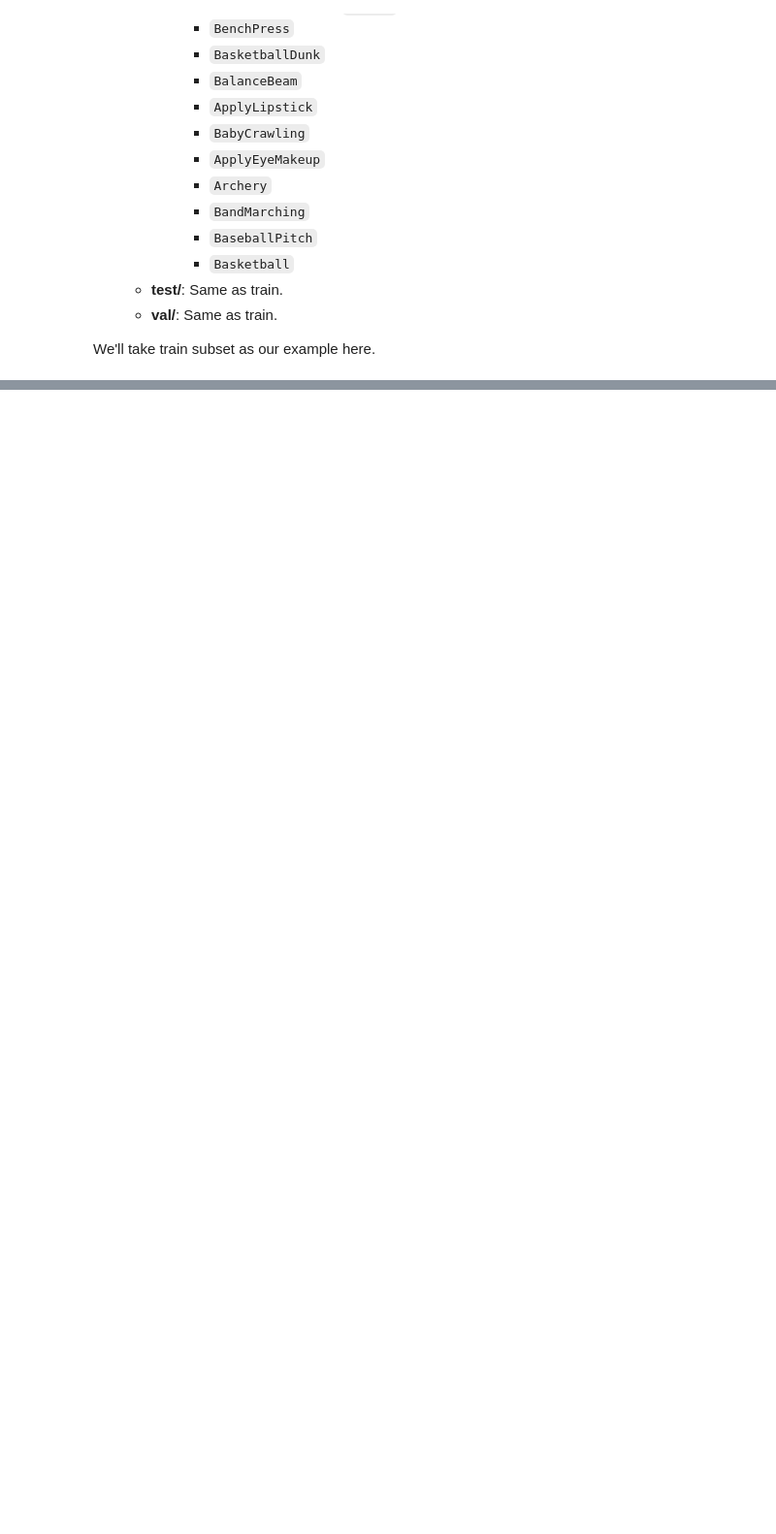
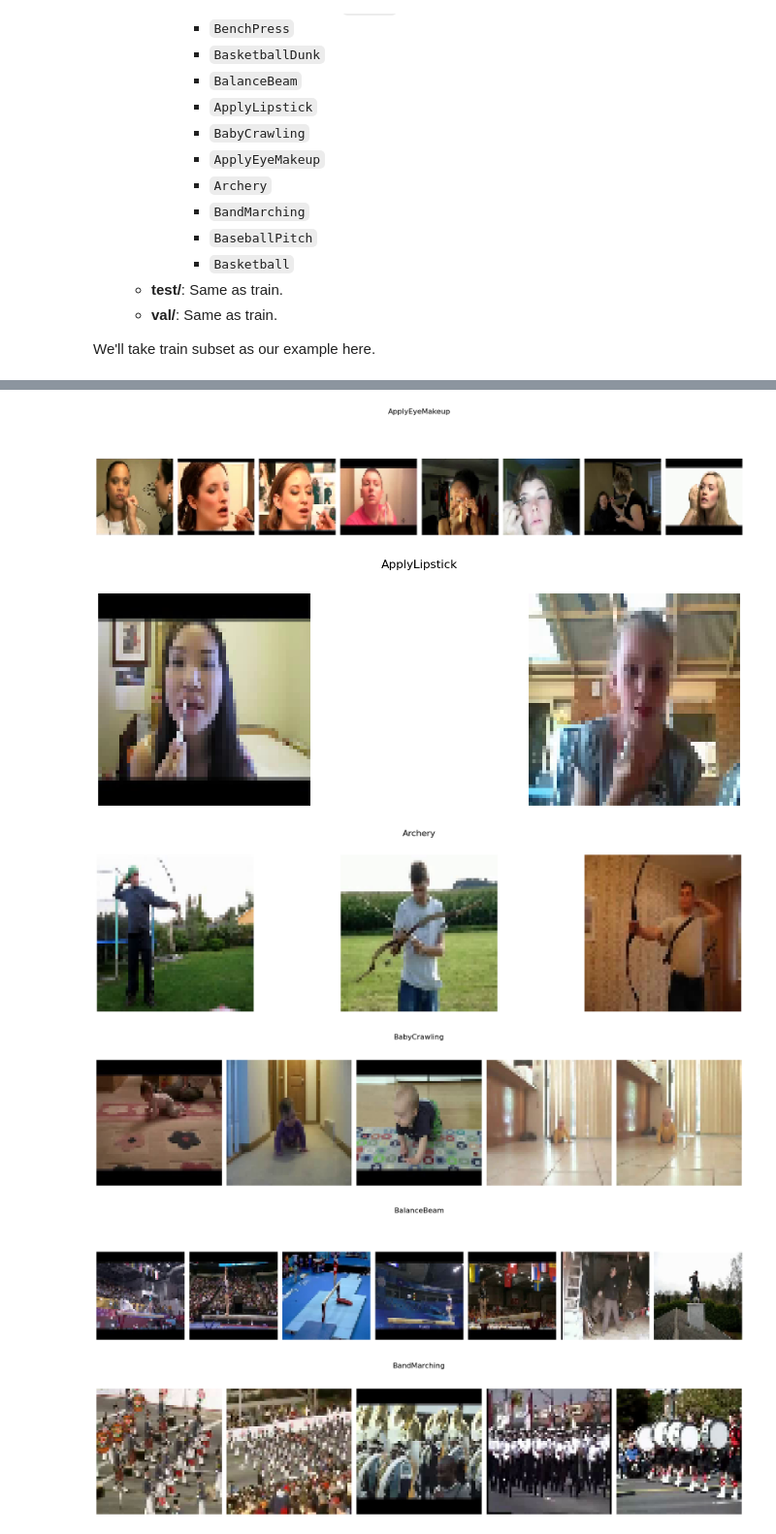
Before and after one commit to tattle-made/feluda, a Jupyter notebook: src/notebooks/05_classify_video_zeroshot.ipynb, the cells around one changed output, grey strips where cells are left out. Shown: that part at 97% size. Saved outputs shown, nothing was run; the diff lists cells and outputs as text; code cells hidden in the pictures; blank space fills up the shorter version.

```diff
--- a/src/notebooks/05_classify_video_zeroshot.ipynb
+++ b/src/notebooks/05_classify_video_zeroshot.ipynb
@@ -81,6 +114,0 @@ The cache for model files in Transformers v4.22.0 has been updated. Migrating yo
-# %%
-video_path = VideoFactory.make_from_file_on_disk(
-        os.path.join(dataset_name, 'Archery', 'v_Archery_g01_c04.avi')
-    )
-
-# notebooks/UCF101_subset/train/Archery/v_Archery_g01_c04.avi
@@ -89,2 +114,0 @@ labels = os.listdir(f'{dataset_name}')
-# %%
-temp = classify_video_operator.run(video_path,labels)
@@ -117,0 +156,11 @@ labels
+# %%
+# preprocessing clusters for visualization
+
+clusters = {key: [] for key in sorted(labels)}
+
+for results in operator_parameter:
+
+    class_predicted = results[0]['prediction']
+    payload_path = results[1]
+
+    clusters[class_predicted].append(payload_path)
@@ -117,0 +169,42 @@ labels
+# %%
+thumbnail_folder = 'thumbnails'
+
+def load_thumbnail(payload):
+    """Load the thumbnail from the pre-saved thumbnail folder."""
+    video_filename = os.path.basename(payload)
+    thumbnail_filename = video_filename.replace('.avi', '_thumbnail.jpg')
+    thumbnail_path = os.path.join(thumbnail_folder, thumbnail_filename)
+
+    if os.path.exists(thumbnail_path):
+        return cv2.imread(thumbnail_path)
+    else:
+        print(f"Thumbnail not found for {video_filename}")
+    return None
+
+for cluster_label, video_paths in clusters.items():
+    num_videos = len(video_paths)
+
+    fig, axes = plt.subplots(1, num_videos, figsize=(20, 5))
+
+    # Check if axes is a single Axes object or an array of Axes
+    if num_videos == 1:
+        axes = [axes]
+
+    for i, video_path in enumerate(video_paths):
+        video_thumbnail = load_thumbnail(video_path)
+        if video_thumbnail is not None:
+            video_thumbnail = cv2.cvtColor(cv2.resize(video_thumbnail, (60, 60)), cv2.COLOR_BGR2RGB)
+            axes[i].imshow(video_thumbnail)
+            axes[i].axis('off')
+
+    plt.suptitle(f'{cluster_label}', fontsize=16)
+    plt.tight_layout()
+    plt.subplots_adjust(top=0.85)
+    plt.show()
+# %% [output]
+[figure, added]
+[figure, added]
+[figure, added]
+[figure, added]
+[figure, added]
+[figure, added]
```
Also changed, not shown: parts of 12 cells of this notebook, 2 other files.
